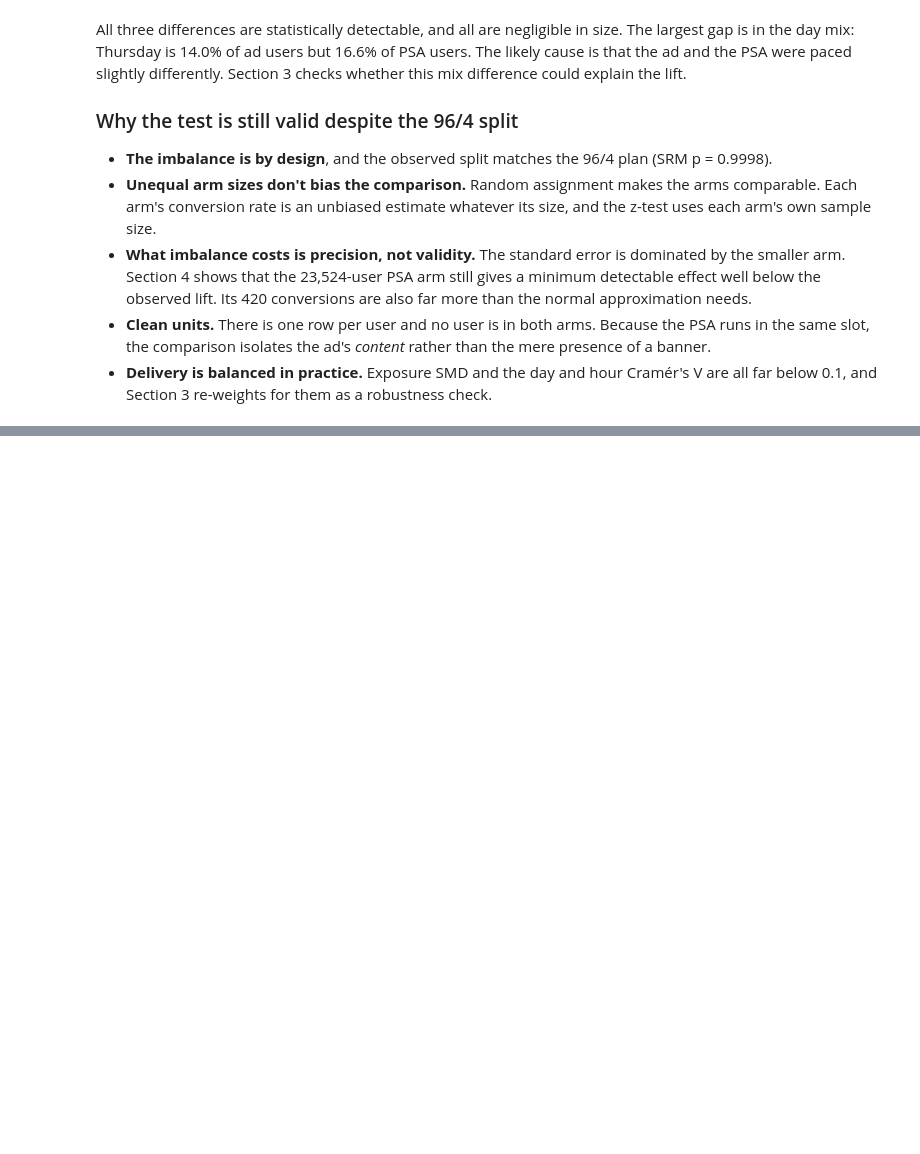
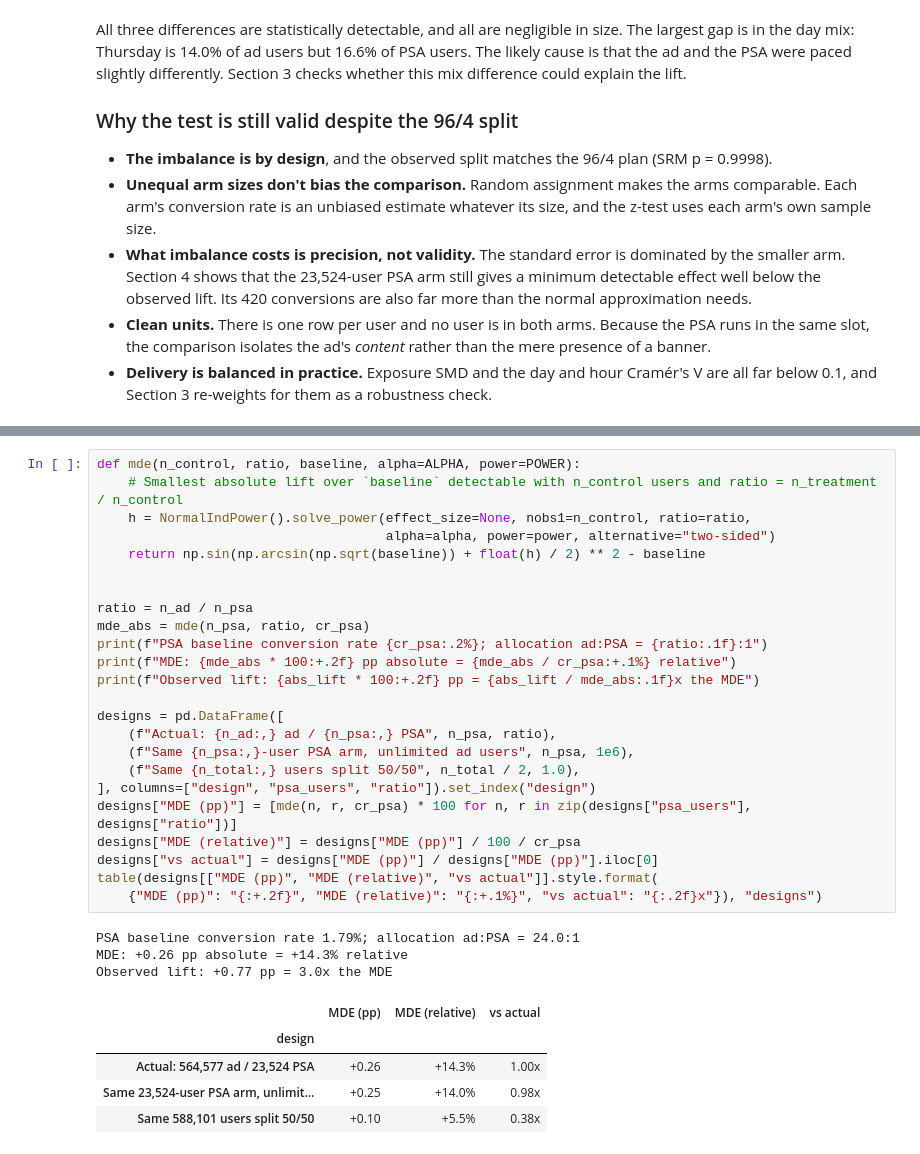
Before and after one commit to NidheeshK7/ab-test-ad-effectiveness, a Jupyter notebook: analysis.ipynb, the cells around one changed output, grey strips where cells are left out. Drawn from its saved outputs; the diff is of its cells as text; blank space fills up the shorter version.

```diff
--- a/analysis.ipynb
+++ b/analysis.ipynb
@@ -256,0 +361,33 @@ All three differences are statistically detectable, and all are negligible in si
+# %%
+def mde(n_control, ratio, baseline, alpha=ALPHA, power=POWER):
+    # Smallest absolute lift over `baseline` detectable with n_control users and ratio = n_treatment / n_control
+    h = NormalIndPower().solve_power(effect_size=None, nobs1=n_control, ratio=ratio,
+                                     alpha=alpha, power=power, alternative="two-sided")
+    return np.sin(np.arcsin(np.sqrt(baseline)) + float(h) / 2) ** 2 - baseline
+
+
+ratio = n_ad / n_psa
+mde_abs = mde(n_psa, ratio, cr_psa)
+print(f"PSA baseline conversion rate {cr_psa:.2%}; allocation ad:PSA = {ratio:.1f}:1")
+print(f"MDE: {mde_abs * 100:+.2f} pp absolute = {mde_abs / cr_psa:+.1%} relative")
+print(f"Observed lift: {abs_lift * 100:+.2f} pp = {abs_lift / mde_abs:.1f}x the MDE")
+
+designs = pd.DataFrame([
+    (f"Actual: {n_ad:,} ad / {n_psa:,} PSA", n_psa, ratio),
+    (f"Same {n_psa:,}-user PSA arm, unlimited ad users", n_psa, 1e6),
+    (f"Same {n_total:,} users split 50/50", n_total / 2, 1.0),
+], columns=["design", "psa_users", "ratio"]).set_index("design")
+designs["MDE (pp)"] = [mde(n, r, cr_psa) * 100 for n, r in zip(designs["psa_users"], designs["ratio"])]
+designs["MDE (relative)"] = designs["MDE (pp)"] / 100 / cr_psa
+designs["vs actual"] = designs["MDE (pp)"] / designs["MDE (pp)"].iloc[0]
+table(designs[["MDE (pp)", "MDE (relative)", "vs actual"]].style.format(
+    {"MDE (pp)": "{:+.2f}", "MDE (relative)": "{:+.1%}", "vs actual": "{:.2f}x"}), "designs")
+# %% [output]
+PSA baseline conversion rate 1.79%; allocation ad:PSA = 24.0:1
+MDE: +0.26 pp absolute = +14.3% relative
+Observed lift: +0.77 pp = 3.0x the MDE
+|  | MDE (pp) | MDE (relative) | vs actual |
+| design |  |  |  |
+| Actual: 564,577 ad / 23,524 PSA | +0.26 | +14.3% | 1.00x |
+| Same 23,524-user PSA arm, unlimit... | +0.25 | +14.0% | 0.98x |
+| Same 588,101 users split 50/50 | +0.10 | +5.5% | 0.38x |
```
Also changed, not shown: parts of 11 cells of this notebook, 2 other files.
